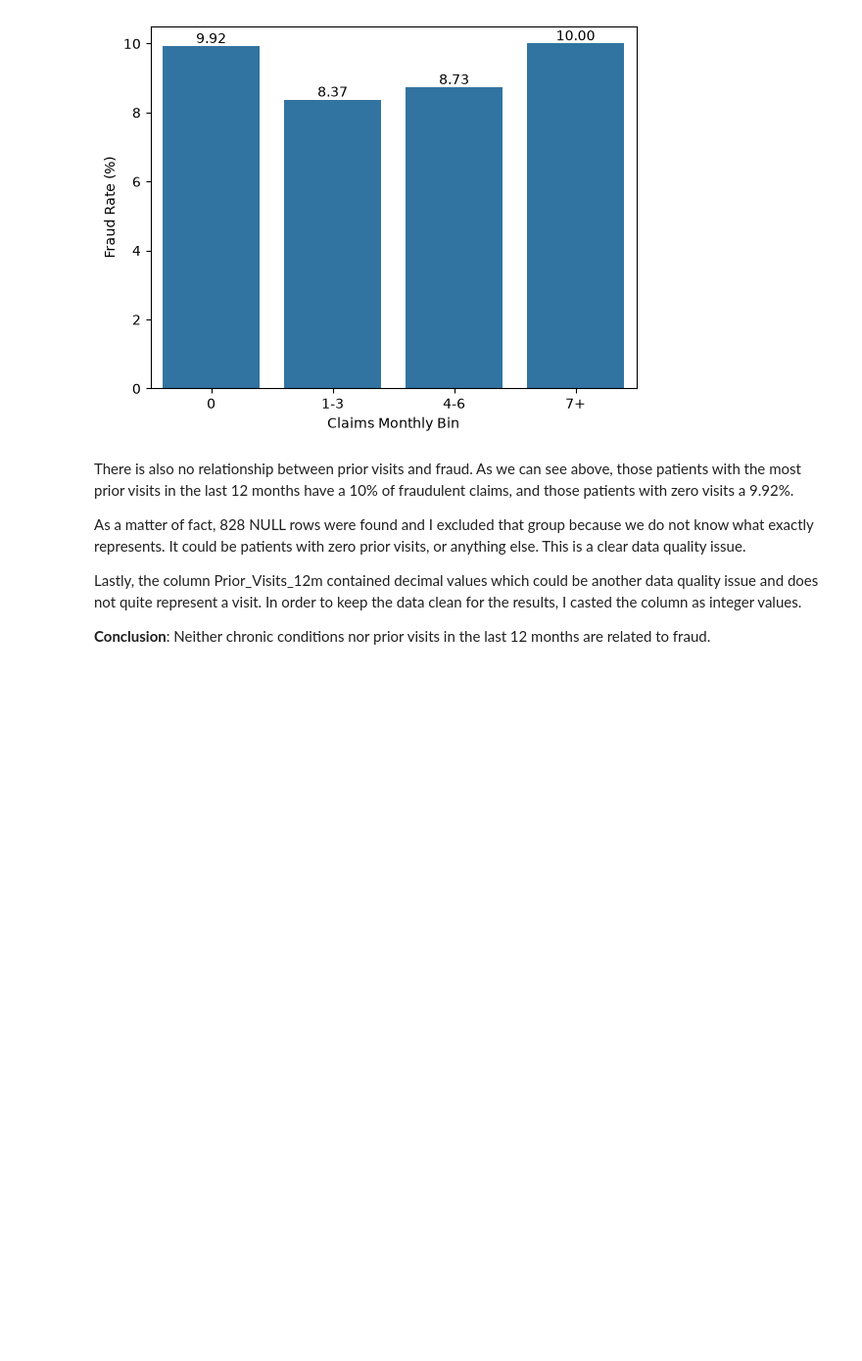
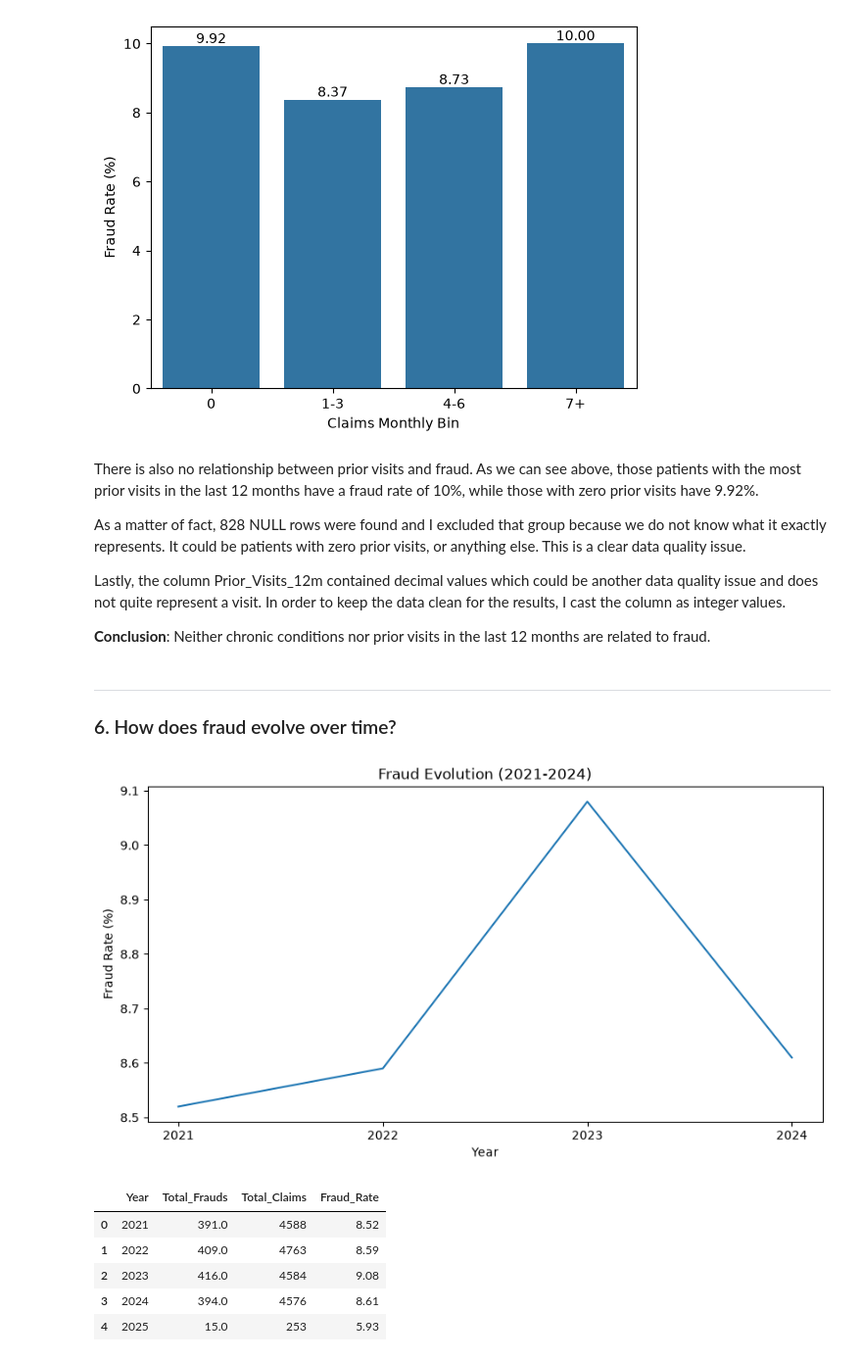
Before and after one commit to jscode-1302/claims_analysis, a Jupyter notebook: notebooks/analysis.ipynb, the cells around one changed output. Shown at 98% size. Cells and saved outputs as stored; diff of their text form; code cells hidden in the pictures; blank space fills up the shorter version.

```diff
--- a/notebooks/analysis.ipynb
+++ b/notebooks/analysis.ipynb
@@ -770,10 +770,59 @@ plt.show()
 # %% [output]
 [figure]
 # %% [markdown]
-There is also no relationship between prior visits and fraud. As we can see above, those patients with the most prior visits in the last 12 months have a 10% of fraudulent claims, and those patients with zero visits a 9.92%.
+There is also no relationship between prior visits and fraud. As we can see above, those patients with the most prior visits in the last 12 months have a fraud rate of 10%, while those with zero prior visits have 9.92%.
 
-As a matter of fact, 828 NULL rows were found and I excluded that group because we do not know what exactly represents. It could be patients with zero prior visits, or anything else. This is a clear data quality issue.
+As a matter of fact, 828 NULL rows were found and I excluded that group because we do not know what it exactly represents. It could be patients with zero prior visits, or anything else. This is a clear data quality issue.
 
-Lastly, the column Prior_Visits_12m contained decimal values which could be another data quality issue and does not quite represent a visit. In order to keep the data clean for the results, I casted the column as integer values.
+Lastly, the column Prior_Visits_12m contained decimal values which could be another data quality issue and does not quite represent a visit. In order to keep the data clean for the results, I cast the column as integer values.
 
 **Conclusion**: Neither chronic conditions nor prior visits in the last 12 months are related to fraud.
+# %% [markdown]
+---
+### 6. How does fraud evolve over time?
+# %%
+from matplotlib.ticker import MaxNLocator
+
+df_fraud_evolution = con.execute("""
+    SELECT
+        EXTRACT(YEAR FROM Claim_Submission_Date) as Year,
+        SUM(Is_Fraud) as Total_Frauds,
+        COUNT(Claim_Id) as Total_Claims,
+        ROUND(
+            SUM(Is_Fraud) /
+            COUNT(Claim_Id) * 100.0,
+            2
+        ) as Fraud_Rate
+    FROM claims
+    GROUP BY Year
+    HAVING Year Between 2021 AND 2024
+""").df()
+
+df_fraud_evolution.set_index('Year', inplace=True)
+
+ax = df_fraud_evolution['Fraud_Rate'].plot(kind='line', title='Fraud Evolution (2021-2024)', figsize=(10, 5))
+ax.xaxis.set_major_locator(MaxNLocator(integer=True))
+plt.ylabel('Fraud Rate (%)')
+plt.show()
+
+con.execute("""
+    SELECT
+        EXTRACT(YEAR FROM Claim_Submission_Date) as Year,
+        SUM(Is_Fraud) as Total_Frauds,
+        COUNT(Claim_Id) as Total_Claims,
+        ROUND(
+            SUM(Is_Fraud) /
+            COUNT(Claim_Id) * 100.0,
+            2
+        ) as Fraud_Rate
+    FROM claims
+    GROUP BY Year
+""").df()
+# %% [output]
+[figure, added]
+|  | Year | Total_Frauds | Total_Claims | Fraud_Rate |
+| 0 | 2021 | 391.0 | 4588 | 8.52 |
+| 1 | 2022 | 409.0 | 4763 | 8.59 |
+| 2 | 2023 | 416.0 | 4584 | 9.08 |
+| 3 | 2024 | 394.0 | 4576 | 8.61 |
+| 4 | 2025 | 15.0 | 253 | 5.93 |
```
Also changed, not shown: parts of 6 cells of this notebook.
